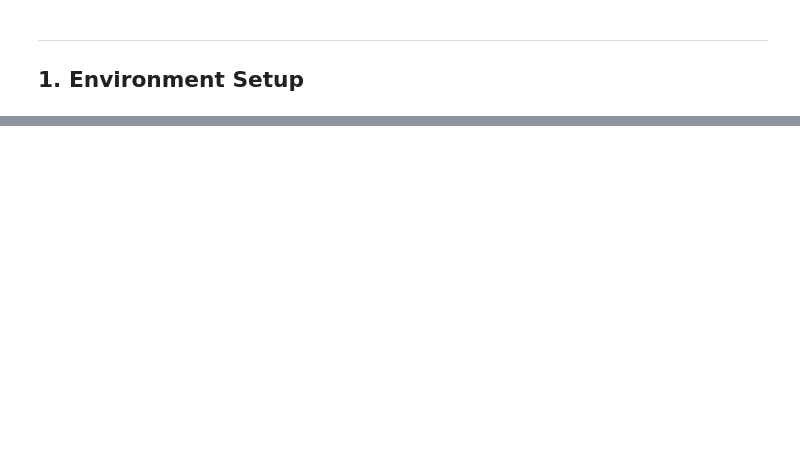
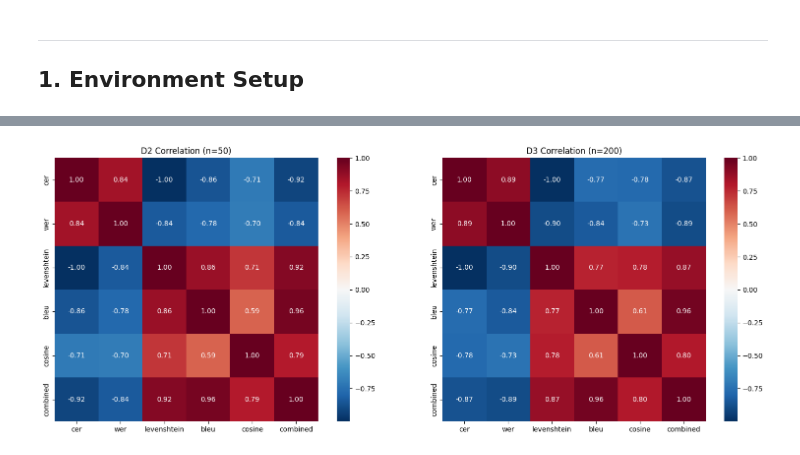
Before and after one commit to Shiva-a1/ScribeCheck, a Jupyter notebook: notebooks/train_and_evaluate.ipynb, the cells around one changed output, grey strips where cells are left out. Saved outputs shown, nothing was run; the diff lists cells and outputs as text; code cells hidden in the pictures; blank space fills up the shorter version.

```diff
--- a/notebooks/train_and_evaluate.ipynb
+++ b/notebooks/train_and_evaluate.ipynb
@@ -585,0 +236,27 @@ TrOCR fine-tuning requires CUDA (e.g., Google Colab). MPS (Apple Silicon) works
+# %%
+from src.similarity import compute_hybrid_score
+
+print('Computing similarity scores on D3 test set (200 samples)...')
+sim_d3 = [compute_hybrid_score(p, r, return_breakdown=True) for p, r in zip(predictions_d3, references_d3)]
+
+# Also compute D2 for comparison
+sim_d2 = sim_d3[:NUM_TEST_D2]
+
+df_d3 = pd.DataFrame({
+    'reference': references_d3, 'prediction': predictions_d3,
+    'cer': cer_d3, 'wer': wer_d3,
+    'levenshtein': [s['levenshtein'] for s in sim_d3],
+    'bleu': [s['bleu'] for s in sim_d3],
+    'cosine': [s['cosine'] for s in sim_d3],
+    'combined': [s['combined_score'] for s in sim_d3],
+    'text_length': [len(r) for r in references_d3],
+})
+
+df_d2 = df_d3.iloc[:NUM_TEST_D2].copy()
+
+print('\nSIMILARITY COMPARISON: D2 vs D3')
+print('=' * 60)
+print(f'{"Metric":<20} {"D2 (50)":>12} {"D3 (200)":>12}')
+print('-' * 60)
+for col in ['levenshtein', 'bleu', 'cosine', 'combined']:
+    print(f'{col:<20} {df_d2[col].mean():>12.4f} {df_d3[col].mean():>12.4f}')
@@ -585,0 +299,17 @@ TrOCR fine-tuning requires CUDA (e.g., Google Colab). MPS (Apple Silicon) works
+# %%
+# Updated correlation heatmap (D3)
+fig, axes = plt.subplots(1, 2, figsize=(16, 6))
+
+corr_d2 = df_d2[['cer','wer','levenshtein','bleu','cosine','combined']].corr()
+sns.heatmap(corr_d2, annot=True, cmap='RdBu_r', center=0, fmt='.2f', ax=axes[0], square=True)
+axes[0].set_title(f'D2 Correlation (n={NUM_TEST_D2})')
+
+corr_d3 = df_d3[['cer','wer','levenshtein','bleu','cosine','combined']].corr()
+sns.heatmap(corr_d3, annot=True, cmap='RdBu_r', center=0, fmt='.2f', ax=axes[1], square=True)
+axes[1].set_title(f'D3 Correlation (n={NUM_TEST_D3})')
+
+plt.tight_layout()
+plt.savefig(os.path.join(RESULTS_DIR, 'correlation_d2_vs_d3.png'), dpi=150, bbox_inches='tight')
+plt.show()
+# %% [output]
+[figure, added]
```
Also changed, not shown: parts of 60 cells of this notebook, 15 other files.
